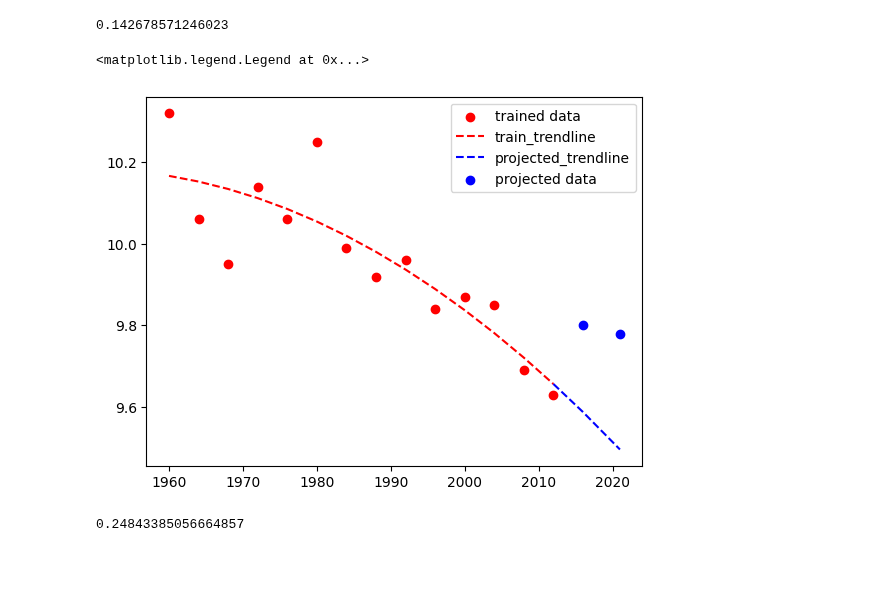
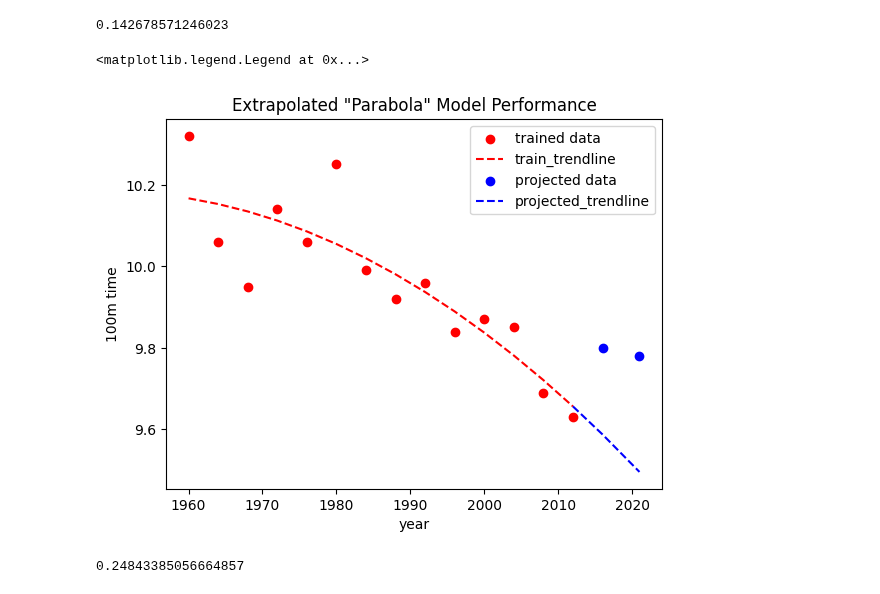
Before and after one commit to andrewholmberg/math_550_numerical_pdes, a Jupyter notebook: LVS Homework 5/homework.ipynb, the cells around one changed output. Drawn from its saved outputs; the diff is of its cells as text; code cells hidden in the pictures; blank space fills up the shorter version.

```diff
--- a/LVS Homework 5/homework.ipynb
+++ b/LVS Homework 5/homework.ipynb
@@ -87,19 +91,23 @@ x
 # %%
 fig,ax = plt.subplots()
 ext_x = np.array([2016,2021])
 ext_x_ind = (ext_x - 1960)/52
 ext_y_trend = f_3(ext_x_ind)
 ext_y_actual = np.array([9.80,9.78])
 ax.scatter(X[:,0],X[:,1], facecolor='red',edgecolors='red',label = 'trained data')
 ax.plot(X[:,0],f_3(X[:,2]),'red',linestyle='dashed',label = 'train_trendline')
+ax.scatter(ext_x, ext_y_actual, facecolor='blue',edgecolors='blue', label = 'projected data')
 ax.plot(np.concatenate(([2012],ext_x)),np.concatenate(([f_3(X[-1,2])],ext_y_trend)),'blue',linestyle='dashed',label = 'projected_trendline')
-ax.scatter(ext_x, ext_y_actual, facecolor='blue',edgecolors='blue', label = 'projected data')
-
+ax.set_ylabel('100m time')
+ax.set_xlabel('year')
+ax.set_ylabel('100m time')
+ax.set_xlabel('year')
+ax.set_title('Extrapolated "Parabola" Model Performance')
 
 plt.legend()
 # %% [output]
 <matplotlib.legend.Legend at 0x...>
-[figure, old version]
+[figure, new version]
 # %%
 x = np.mean(np.abs(ext_y_trend - ext_y_actual))
 x
```
Also changed, not shown: parts of 3 cells of this notebook, 2 other files.
